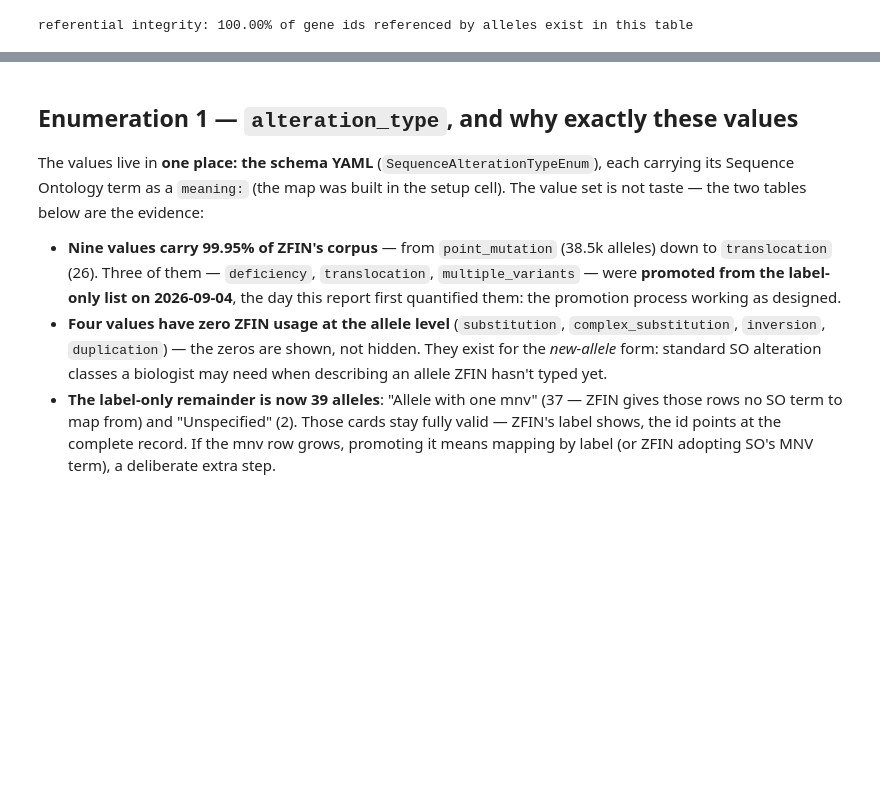
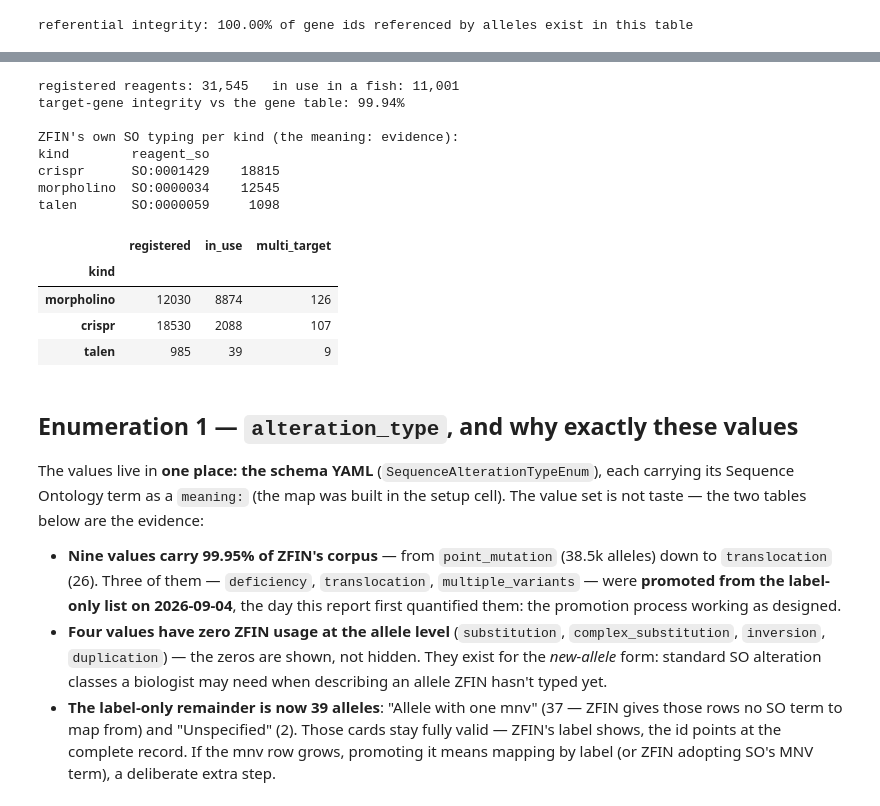
Before and after one commit to zappfish/zapp-atlas, a Jupyter notebook: notebooks/zfin_ingest_qc.ipynb, the cells around one changed output, grey strips where cells are left out. Saved outputs shown, nothing was run; the diff lists cells and outputs as text; code cells hidden in the pictures; blank space fills up the shorter version.

```diff
--- a/notebooks/zfin_ingest_qc.ipynb
+++ b/notebooks/zfin_ingest_qc.ipynb
@@ -70,6 +72,19 @@ FISH_COLS = ["fish_id", "fish_name", "gene_id", "gene_symbol",
              "component_id", "component_symbol", "construct_id", "construct_name",
              "background_id", "background_name", "genotype_id"]
 
+# The registered transient reagents, one file per kind. One row per
+# (reagent, targeted gene) — a few hundred reagents hit several genes, so
+# downstream code aggregates per reagent id. TALEN rows carry a second
+# target-arm sequence in a column we don't read.
+MORPHOLINOS_FILE = "Morpholinos.txt"
+CRISPR_FILE = "CRISPR.txt"
+TALEN_FILE = "TALEN.txt"
+REAGENT_COLS = ["gene_id", "gene_so", "gene_symbol",
+                "reagent_id", "reagent_so", "reagent_symbol"]
+
+# Reagent component ids in fish_components carry these prefixes.
+STR_PREFIXES = ("ZDB-MRPHLNO", "ZDB-CRISPR", "ZDB-TALEN")
+
 
 def read_tsv(filename, columns):
     """Read one ZFIN download, naming only the leading columns we use."""
@@ -270,3 +303,52 @@ referential integrity: 100.00% of gene ids referenced by alleles exist in this t
+# %%
+def load_reagents():
+    """The registered transient reagents: three files sharing one layout."""
+    frames = [
+        read_tsv(filename, REAGENT_COLS).assign(kind=kind)
+        for filename, kind in [(MORPHOLINOS_FILE, "morpholino"),
+                               (CRISPR_FILE, "crispr"),
+                               (TALEN_FILE, "talen")]
+    ]
+    table = pd.concat(frames, ignore_index=True)
+    # Mirror the production parser: drop the rare malformed row w/o a ZDB id.
+    return table[table["reagent_id"].str.startswith("ZDB-", na=False)]
+
+
+reagents = load_reagents()
+
+# In use = appears as a component of at least one registered fish.
+components = read_tsv(FISH_FILE, FISH_COLS)["component_id"].fillna("")
+used = set(components[components.str.startswith(STR_PREFIXES)])
+
+ids = reagents.drop_duplicates("reagent_id")[["reagent_id", "kind"]].copy()
+targets = reagents.groupby("reagent_id")["gene_id"].nunique()
+ids["in_use"] = ids["reagent_id"].isin(used)
+ids["multi_target"] = ids["reagent_id"].map(targets) > 1
+
+print(f"registered reagents: {len(ids):,}   in use in a fish: {int(ids.in_use.sum()):,}")
+print(f"target-gene integrity vs the gene table: "
+      f"{reagents['gene_id'].isin(genes['gene_id']).mean():.2%}")
+print("\nZFIN's own SO typing per kind (the meaning: evidence):")
+print(reagents.groupby("kind")["reagent_so"].value_counts().to_string())
+
+ids.groupby("kind").agg(registered=("reagent_id", "size"),
+                        in_use=("in_use", "sum"),
+                        multi_target=("multi_target", "sum")
+                        ).reindex(["morpholino", "crispr", "talen"])
+# %% [output]
+registered reagents: 31,545   in use in a fish: 11,001
+target-gene integrity vs the gene table: 99.94%
+
+ZFIN's own SO typing per kind (the meaning: evidence):
+kind        reagent_so
+crispr      SO:0001429    18815
+morpholino  SO:0000034    12545
+talen       SO:0000059     1098
+|  | registered | in_use | multi_target |
+| kind |  |  |  |
+| morpholino | 12030 | 8874 | 126 |
+| crispr | 18530 | 2088 | 107 |
+| talen | 985 | 39 | 9 |
 # %% [markdown]
 ## Enumeration 1 — `alteration_type`, and why exactly these values
 
```
Also changed, not shown: parts of 7 cells of this notebook.
